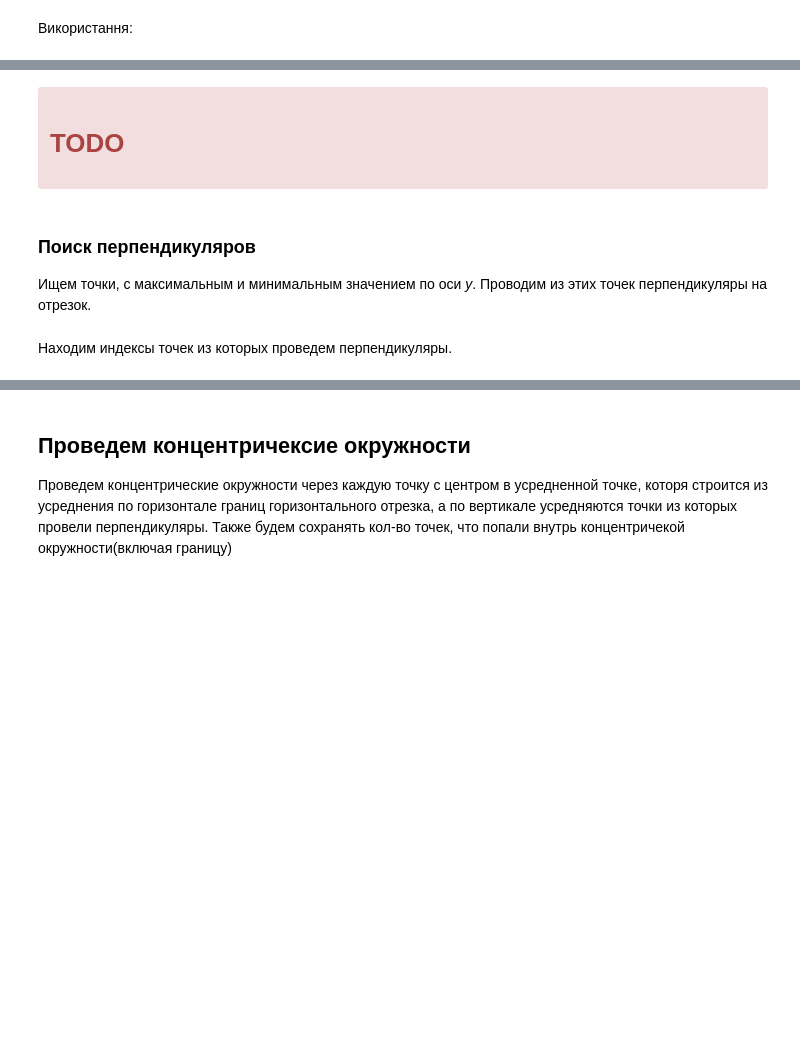
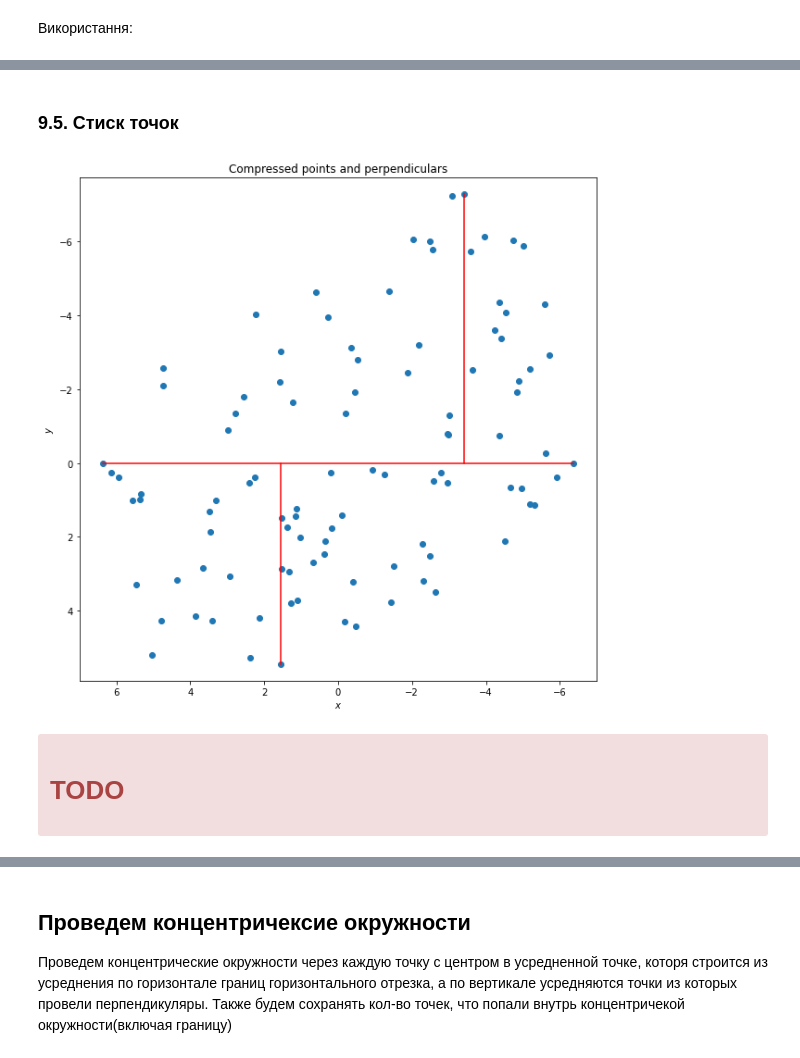
Before and after one commit to Sky-Nik/c5s2, a Jupyter notebook: pattern-recognition/lr1/solution.ipynb, the cells around one changed output, grey strips where cells are left out. Cells and saved outputs as stored; diff of their text form; code cells hidden in the pictures; blank space fills up the shorter version.

```diff
--- a/pattern-recognition/lr1/solution.ipynb
+++ b/pattern-recognition/lr1/solution.ipynb
@@ -108,0 +156,7 @@ rotated_points = rotate_points(points, np.mean(points[indices]), -rotation_angle
+# %%
+def compress_points(rotated_points, indices, vertical_perpendiculars, compression_ratio):
+    compressed_points = rotated_points.copy()
+    compressed_points.real = compressed_points.real * compression_ratio
+    compressed_segments = vertical_perpendiculars.copy()
+    compressed_segments.real = compressed_segments.real * compression_ratio
+    return compressed_points, compressed_segments
@@ -109 +165,4 @@ rotated_points = rotate_points(points, np.mean(points[indices]), -rotation_angle
+# %%
+compressed_points, compressed_segments = \
+    compress_points(rotated_points, indices, vertical_perpendiculars, compression_ratio)
 # %% [markdown]
@@ -159,8 +240,11 @@ second_pic(rotated_points, limits, indices, size=15, title='rotated points');
+# %% [markdown]
+### 9.5. Стиск точок
+# %%
+third_pic(compressed_points, indices, compressed_segments, size=10,
+          title='Compressed points and perpendiculars');
+# %% [output]
+[figure, added]
 # %% [markdown]
 <div class="alert alert-danger">
     <h1> TODO </h1>
 <div>
-# %% [markdown]
-### Поиск перпендикуляров
-
-Ищем точки, с максимальным и минимальным значением по оси *y*. Проводим из этих точек перпендикуляры на отрезок.
@@ -173,2 +250,0 @@ def vertical_segments(rdata):
-# %% [markdown]
-Находим индексы точек из которых проведем перпендикуляры.
```
Also changed, not shown: parts of 52 cells of this notebook.
